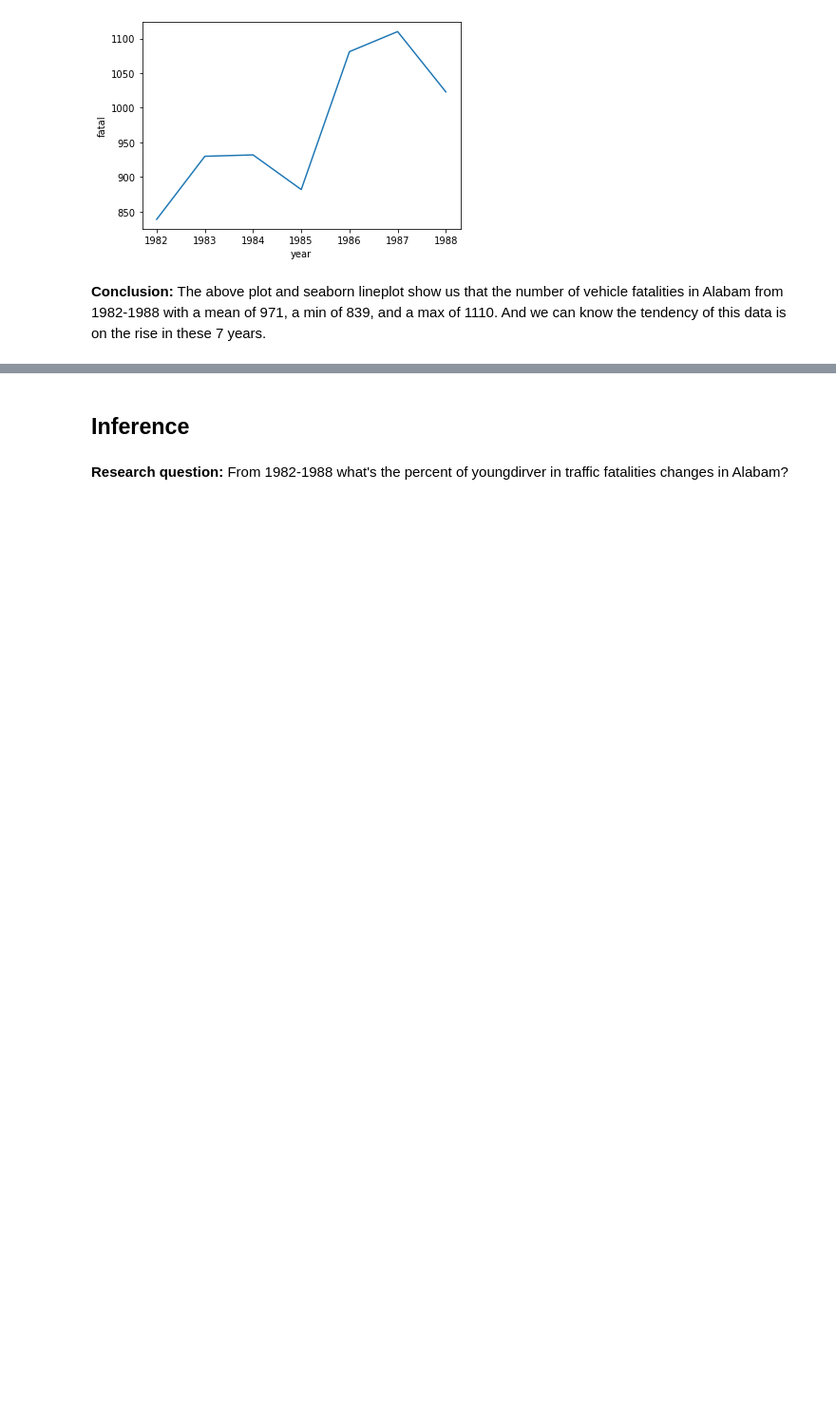
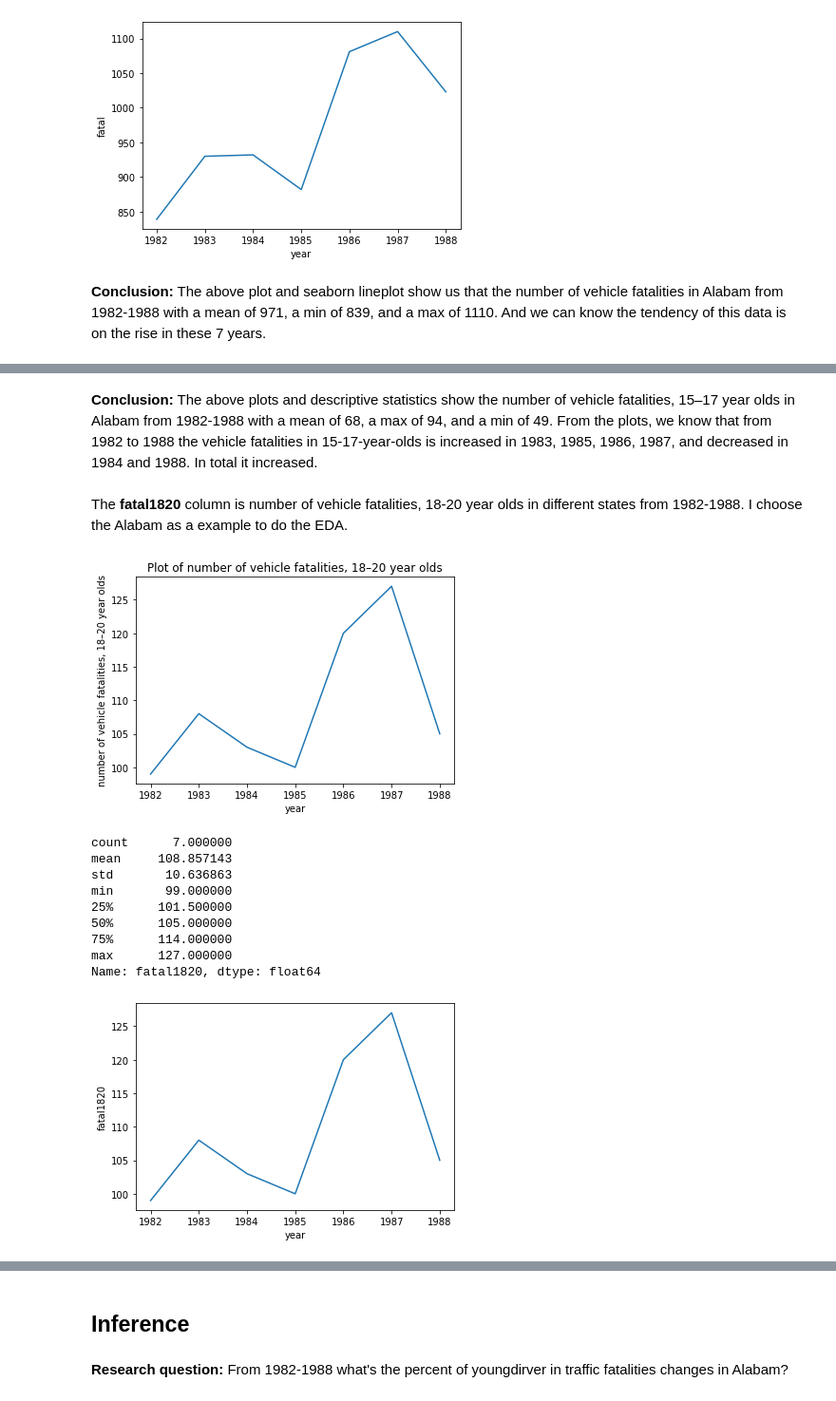
Before and after one commit to Destiny-G1997/AIM-5001, a Jupyter notebook: Z_Guo_Project2.ipynb, the cells around one changed output, grey strips where cells are left out. Shown at 95% size. Saved outputs shown, nothing was run; the diff lists cells and outputs as text; code cells hidden in the pictures; blank space fills up the shorter version.

```diff
--- a/Z_Guo_Project2.ipynb
+++ b/Z_Guo_Project2.ipynb
@@ -106,0 +156,25 @@ Name: fatal, dtype: float64
+# %% [markdown]
+**Conclusion:** The above plots and descriptive statistics show the number of vehicle fatalities, 15–17 year olds in Alabam from 1982-1988 with a mean of 68, a max of 94, and a min of 49. From the plots, we know that from 1982 to 1988 the vehicle fatalities in 15-17-year-olds is increased in 1983, 1985, 1986, 1987, and decreased in 1984 and 1988. In total it increased.
+# %% [markdown]
+The **fatal1820** column is number of vehicle fatalities, 18-20 year olds in different states from 1982-1988. I choose the Alabam as a example to do the EDA.
+# %%
+data5 = tf[['year','fatal1820']][(tf['state'] == 'al')]
+plt.plot(data5['year'],data5['fatal1820'])
+plt.title('Plot of number of vehicle fatalities, 18–20 year olds')
+plt.xlabel('year')
+plt.ylabel('number of vehicle fatalities, 18–20 year olds')
+plt.show()
+sns.lineplot(x = data5['year'], y = data5['fatal1820'])
+data5['fatal1820'].describe()
+# %% [output]
+[figure, added]
+count      7.000000
+mean     108.857143
+std       10.636863
+min       99.000000
+25%      101.500000
+50%      105.000000
+75%      114.000000
+max      127.000000
+Name: fatal1820, dtype: float64
+[figure, added]
```
Also changed, not shown: parts of 20 cells of this notebook.
